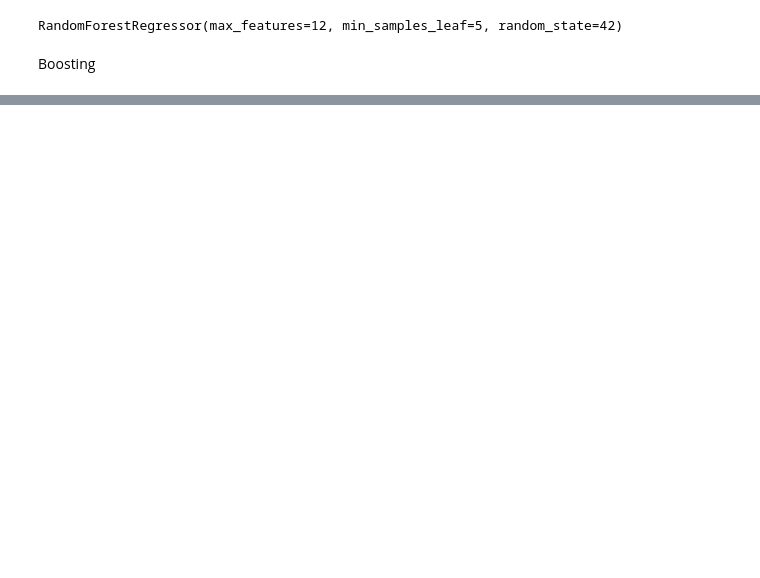
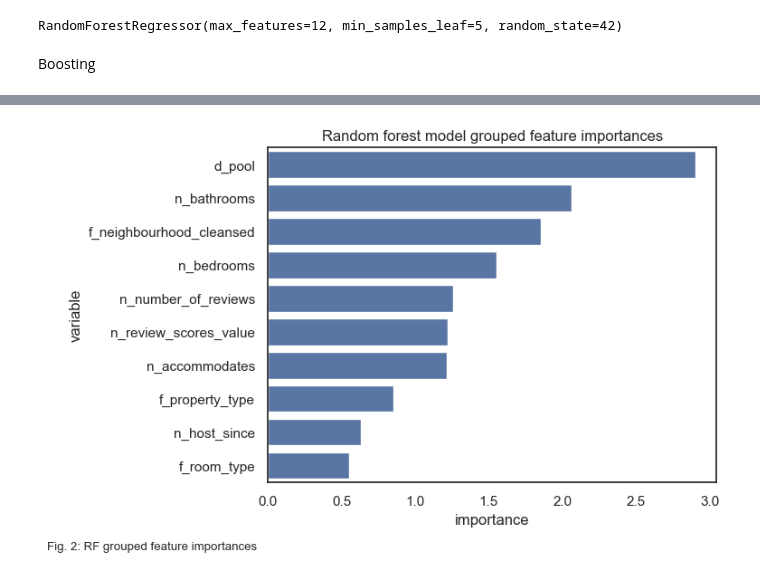
Before and after one commit to viethngn/Data_Analysis_3_ECBS5171, a Jupyter notebook: assignment2/assignment2_viethngn.ipynb, the cells around one changed output, grey strips where cells are left out. Cells and saved outputs as stored; diff of their text form; code cells hidden in the pictures; blank space fills up the shorter version.

```diff
--- a/assignment2/assignment2_viethngn.ipynb
+++ b/assignment2/assignment2_viethngn.ipynb
@@ -341,7 +342,7 @@ preprocessing = ColumnTransformer(
     ]
 )
 # %%
-tune_grid = {"max_features": [6, 8, 10, 12], "min_samples_leaf": [5, 10, 15]}
+tune_grid = {"max_features": [8, 10, 12], "min_samples_leaf": [5, 10, 15]}
 
 rfr = RandomForestRegressor(random_state = 42)
 
@@ -507,0 +510,11 @@ df_gbm_model_cv_results
+# %%
+%%time
+rf_result = permutation_importance(
+    rf_pipe,
+    data_holdout[numerical_columns + categorical_columns],
+    data_holdout.price,
+    n_repeats=10,
+    random_state=42,
+    # scoring="neg_root_mean_squared_error"
+)
+rf_result;
@@ -507,0 +524,12 @@ df_gbm_model_cv_results
+# %%
+df_rf_grouped_var_imp = (pd.DataFrame(
+        rf_result.importances_mean,
+        numerical_columns + categorical_columns)
+                      .sort_values(by = 0, ascending = False)
+                      .reset_index()
+                      .rename(columns={'index': 'variable', 0: 'imp'}))
+df_rf_grouped_var_imp['cumulative_imp'] = df_rf_grouped_var_imp.imp.cumsum()
+# df_grouped_var_imp.style.format({
+#     'imp': lambda x: f'{x:,.1%}',
+#     'cumulative_imp': lambda x: f'{x:,.1%}'})
+df_rf_grouped_var_imp
@@ -507,0 +554,13 @@ df_gbm_model_cv_results
+# %%
+df_rf_grouped_var_imp = df_rf_grouped_var_imp.sort_values(by='imp', ascending=False)
+
+sns.set(style="white")
+rf_plot, ax1 = plt.subplots()
+rf_fig = sns.barplot(
+    data = df_rf_grouped_var_imp.iloc[0:10],
+    x="imp", y="variable")
+rf_fig.set(title='Random forest model grouped feature importances', xlabel="importance", ylabel="variable")
+ax1.text(-1.5, 11.5, 'Fig. 2: RF grouped feature importances', size=9.5)
+rf_plot.show()
+# %% [output]
+[figure, added]
```
Also changed, not shown: parts of 39 cells of this notebook.
